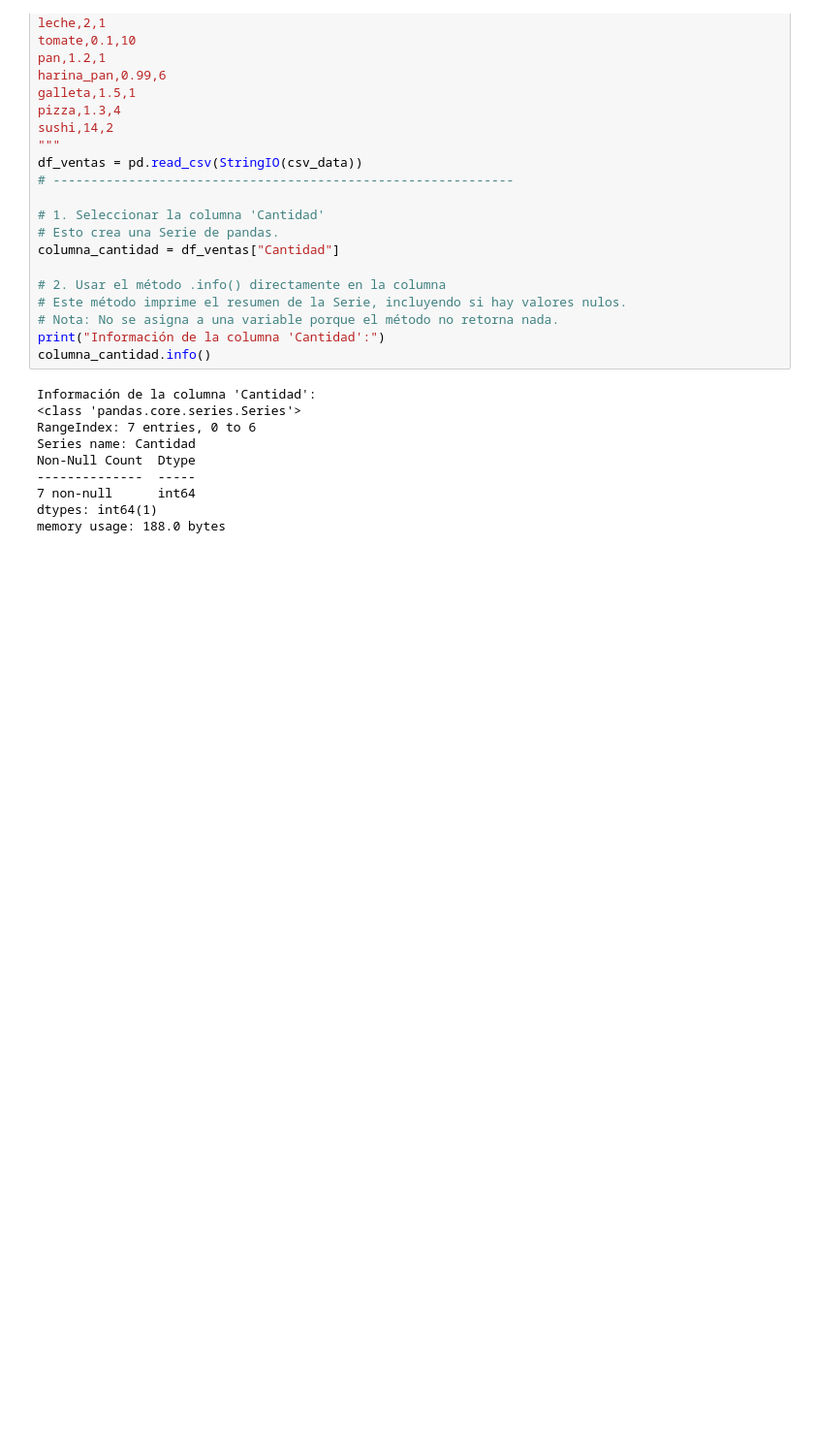
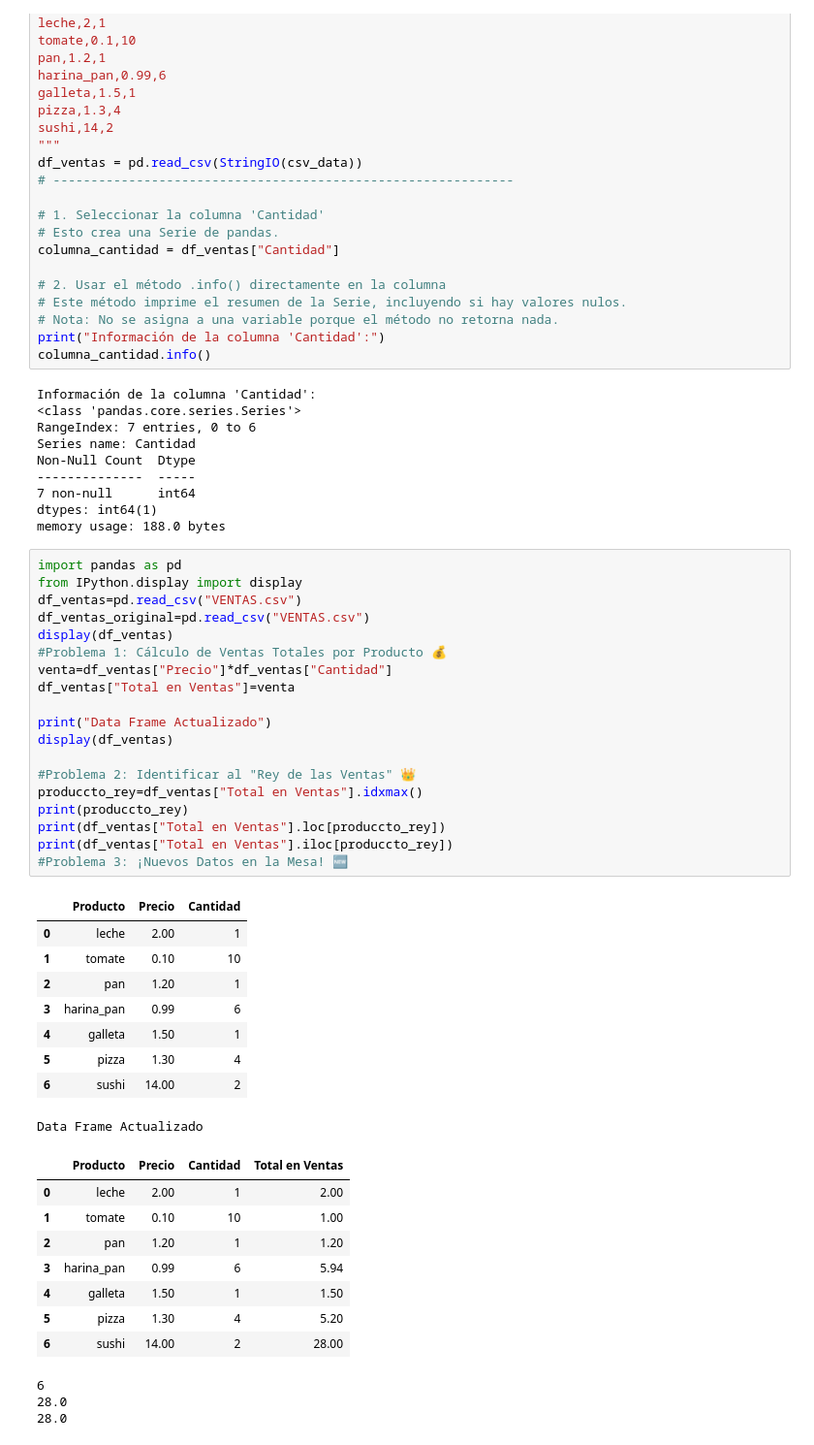
Before and after one commit to aiorodt/Python-Prep, a Jupyter notebook: Alejandro IA/modulo 2/Panda.ipynb, the cells around one changed output. Shown at 97% size. Saved outputs shown, nothing was run; the diff lists cells and outputs as text; blank space fills up the shorter version.

```diff
--- a/Alejandro IA/modulo 2/Panda.ipynb
+++ b/Alejandro IA/modulo 2/Panda.ipynb
@@ -325,3 +326,43 @@ Non-Null Count  Dtype
 7 non-null      int64
 dtypes: int64(1)
 memory usage: 188.0 bytes
+# %%
+import pandas as pd
+from IPython.display import display
+df_ventas=pd.read_csv("VENTAS.csv")
+df_ventas_original=pd.read_csv("VENTAS.csv")
+display(df_ventas)
+#Problema 1: Cálculo de Ventas Totales por Producto 💰
+venta=df_ventas["Precio"]*df_ventas["Cantidad"]
+df_ventas["Total en Ventas"]=venta
+
+print("Data Frame Actualizado")
+display(df_ventas)
+
+#Problema 2: Identificar al "Rey de las Ventas" 👑
+produccto_rey=df_ventas["Total en Ventas"].idxmax()
+print(produccto_rey)
+print(df_ventas["Total en Ventas"].loc[produccto_rey])
+print(df_ventas["Total en Ventas"].iloc[produccto_rey])
+#Problema 3: ¡Nuevos Datos en la Mesa! 🆕
+# %% [output]
+|  | Producto | Precio | Cantidad |
+| 0 | leche | 2.00 | 1 |
+| 1 | tomate | 0.10 | 10 |
+| 2 | pan | 1.20 | 1 |
+| 3 | harina_pan | 0.99 | 6 |
+| 4 | galleta | 1.50 | 1 |
+| 5 | pizza | 1.30 | 4 |
+| 6 | sushi | 14.00 | 2 |
+Data Frame Actualizado
+|  | Producto | Precio | Cantidad | Total en Ventas |
+| 0 | leche | 2.00 | 1 | 2.00 |
+| 1 | tomate | 0.10 | 10 | 1.00 |
+| 2 | pan | 1.20 | 1 | 1.20 |
+| 3 | harina_pan | 0.99 | 6 | 5.94 |
+| 4 | galleta | 1.50 | 1 | 1.50 |
+| 5 | pizza | 1.30 | 4 | 5.20 |
+| 6 | sushi | 14.00 | 2 | 28.00 |
+6
+28.0
+28.0
```
Also changed, not shown: parts of 5 cells of this notebook.
